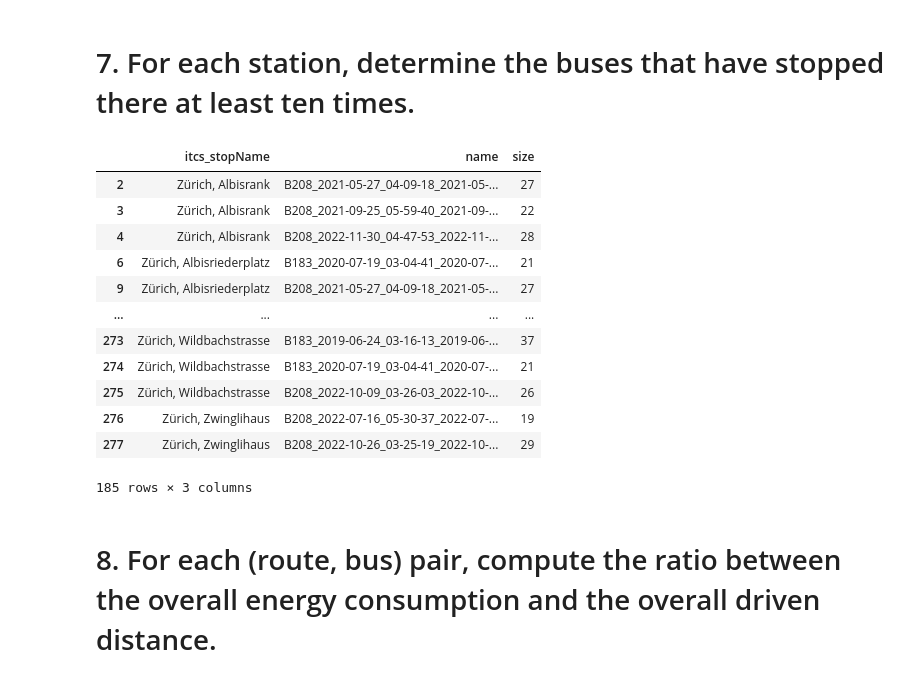
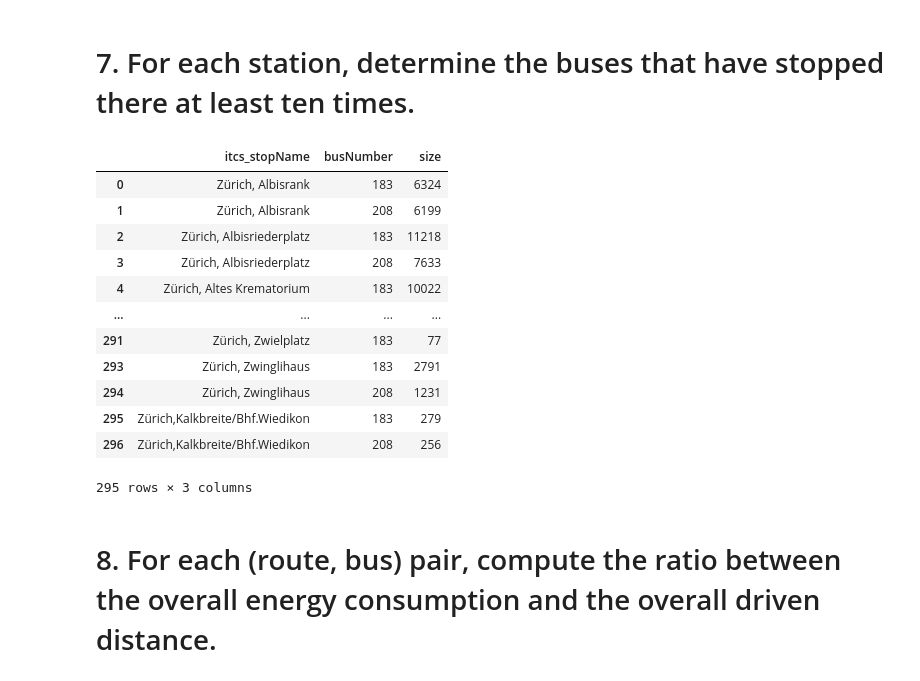
Before and after one commit to andrecardinali/progettocs, a Jupyter notebook: Project.ipynb, the cells around one changed output. Cells and saved outputs as stored; diff of their text form; code cells hidden in the pictures.

```diff
--- a/Project.ipynb
+++ b/Project.ipynb
@@ -167,10 +158,12 @@ df_stops.groupby('itcs_stopName', as_index=False)['itcs_numberOfPassengers'].mea
 # %%
-df_stops2 = pd.DataFrame()
+df_multistops = pd.DataFrame()
 for name in df['name']:
-    path = f'/Users/andreacardinali/Documents/ZTBus_samples/{name}.csv'
+    path = f'/Users/andreacardinali/Documents/ZTBus_compressed/{name}.csv'
     if os.path.exists(path):
-        df_stops = pd.read_csv(path, na_values='-')
+        df_stops = pd.read_csv(path, na_values='-', usecols=['itcs_stopName'],
+                               dtype={'itcs_stopName': str}).dropna(subset=['itcs_stopName'])
         df_stops['name'] = name
-        df_stops2 = pd.concat([df_stops2, df_stops])
+        df_multistops = pd.concat([df_multistops, df_stops])
 # %%
-df_stops3 = pd.merge(df_stops2, df, on='name')
+df_stops3 = pd.merge(df_multistops, df, on='name')
+df_completestops = df_stops3.groupby(['itcs_stopName','busNumber'], as_index=False).size()
@@ -194,21 +186,21 @@ df_multistops
 # %% [markdown]
 # 7. For each station, determine the buses that have stopped there at least ten times.
 # %%
-df_multistops[df_multistops['size']>=10]
+df_completestops[df_completestops['size']>=10]
 # %% [output]
-|  | itcs_stopName | name | size |
-| 2 | Zürich, Albisrank | B208_2021-05-27_04-09-18_2021-05-... | 27 |
-| 3 | Zürich, Albisrank | B208_2021-09-25_05-59-40_2021-09-... | 22 |
-| 4 | Zürich, Albisrank | B208_2022-11-30_04-47-53_2022-11-... | 28 |
-| 6 | Zürich, Albisriederplatz | B183_2020-07-19_03-04-41_2020-07-... | 21 |
-| 9 | Zürich, Albisriederplatz | B208_2021-05-27_04-09-18_2021-05-... | 27 |
+|  | itcs_stopName | busNumber | size |
+| 0 | Zürich, Albisrank | 183 | 6324 |
+| 1 | Zürich, Albisrank | 208 | 6199 |
+| 2 | Zürich, Albisriederplatz | 183 | 11218 |
+| 3 | Zürich, Albisriederplatz | 208 | 7633 |
+| 4 | Zürich, Altes Krematorium | 183 | 10022 |
 | ... | ... | ... | ... |
-| 273 | Zürich, Wildbachstrasse | B183_2019-06-24_03-16-13_2019-06-... | 37 |
-| 274 | Zürich, Wildbachstrasse | B183_2020-07-19_03-04-41_2020-07-... | 21 |
-| 275 | Zürich, Wildbachstrasse | B208_2022-10-09_03-26-03_2022-10-... | 26 |
-| 276 | Zürich, Zwinglihaus | B208_2022-07-16_05-30-37_2022-07-... | 19 |
-| 277 | Zürich, Zwinglihaus | B208_2022-10-26_03-25-19_2022-10-... | 29 |
+| 291 | Zürich, Zwielplatz | 183 | 77 |
+| 293 | Zürich, Zwinglihaus | 183 | 2791 |
+| 294 | Zürich, Zwinglihaus | 208 | 1231 |
+| 295 | Zürich,Kalkbreite/Bhf.Wiedikon | 183 | 279 |
+| 296 | Zürich,Kalkbreite/Bhf.Wiedikon | 208 | 256 |
-185 rows × 3 columns
+295 rows × 3 columns
 # %% [markdown]
 # 8. For each (route, bus) pair, compute the ratio between the overall energy consumption and the overall driven distance.
 # %%
```
Also changed, not shown: parts of 8 cells of this notebook, 1 other file.
